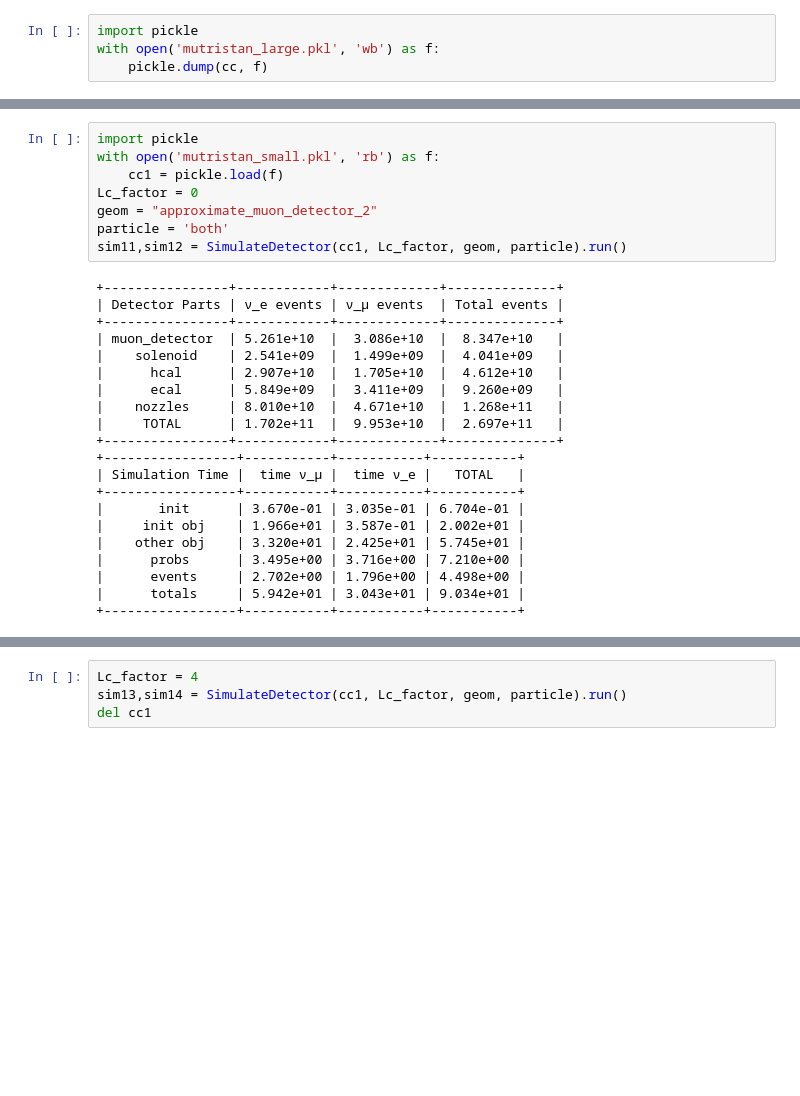
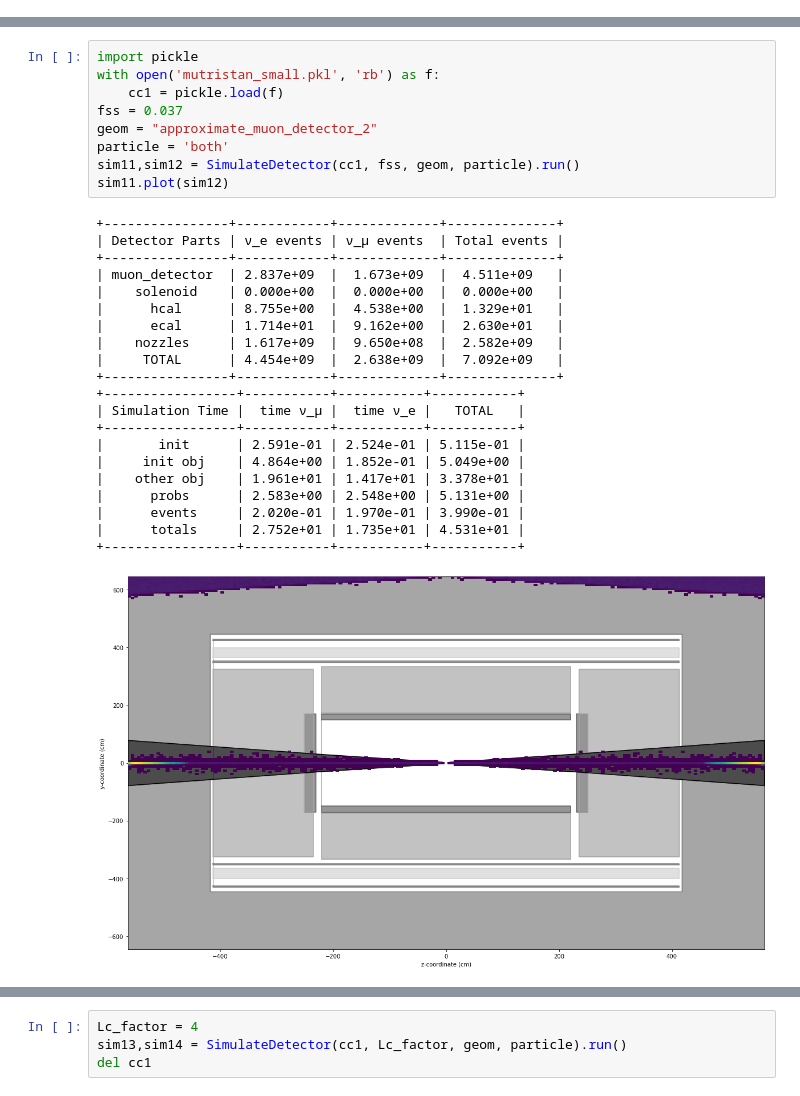
Before and after one commit to mhostert/BIN_MC, a Jupyter notebook: sims.ipynb, the cells around one changed output, grey strips where cells are left out. Cells and saved outputs as stored; diff of their text form; blank space fills up the shorter version.

```diff
--- a/sims.ipynb
+++ b/sims.ipynb
@@ -36,4 +38,0 @@ sim,sim2 = SimulateDetector(cc, Lc_factor, geom, particle).run()
-# %%
-import pickle
-with open('mutristan_large.pkl', 'wb') as f:
-    pickle.dump(cc, f)
@@ -97,29 +113,31 @@ mucol_s1
 # %%
 import pickle
 with open('mutristan_small.pkl', 'rb') as f:
     cc1 = pickle.load(f)
-Lc_factor = 0
+fss = 0.037
 geom = "approximate_muon_detector_2"
 particle = 'both'
-sim11,sim12 = SimulateDetector(cc1, Lc_factor, geom, particle).run()
+sim11,sim12 = SimulateDetector(cc1, fss, geom, particle).run()
+sim11.plot(sim12)
 # %% [output]
 +----------------+------------+-------------+--------------+
 | Detector Parts | ν_e events | ν_μ events  | Total events |
 +----------------+------------+-------------+--------------+
-| muon_detector  | 5.261e+10  |  3.086e+10  |  8.347e+10   |
-|    solenoid    | 2.541e+09  |  1.499e+09  |  4.041e+09   |
-|      hcal      | 2.907e+10  |  1.705e+10  |  4.612e+10   |
-|      ecal      | 5.849e+09  |  3.411e+09  |  9.260e+09   |
-|    nozzles     | 8.010e+10  |  4.671e+10  |  1.268e+11   |
-|     TOTAL      | 1.702e+11  |  9.953e+10  |  2.697e+11   |
+| muon_detector  | 2.837e+09  |  1.673e+09  |  4.511e+09   |
+|    solenoid    | 0.000e+00  |  0.000e+00  |  0.000e+00   |
+|      hcal      | 8.755e+00  |  4.538e+00  |  1.329e+01   |
+|      ecal      | 1.714e+01  |  9.162e+00  |  2.630e+01   |
+|    nozzles     | 1.617e+09  |  9.650e+08  |  2.582e+09   |
+|     TOTAL      | 4.454e+09  |  2.638e+09  |  7.092e+09   |
 +----------------+------------+-------------+--------------+
 +-----------------+-----------+-----------+-----------+
 | Simulation Time |  time ν_μ |  time ν_e |   TOTAL   |
 +-----------------+-----------+-----------+-----------+
-|       init      | 3.670e-01 | 3.035e-01 | 6.704e-01 |
-|     init obj    | 1.966e+01 | 3.587e-01 | 2.002e+01 |
-|    other obj    | 3.320e+01 | 2.425e+01 | 5.745e+01 |
-|      probs      | 3.495e+00 | 3.716e+00 | 7.210e+00 |
-|      events     | 2.702e+00 | 1.796e+00 | 4.498e+00 |
-|      totals     | 5.942e+01 | 3.043e+01 | 9.034e+01 |
+|       init      | 2.591e-01 | 2.524e-01 | 5.115e-01 |
+|     init obj    | 4.864e+00 | 1.852e-01 | 5.049e+00 |
+|    other obj    | 1.961e+01 | 1.417e+01 | 3.378e+01 |
+|      probs      | 2.583e+00 | 2.548e+00 | 5.131e+00 |
+|      events     | 2.020e-01 | 1.970e-01 | 3.990e-01 |
+|      totals     | 2.752e+01 | 1.735e+01 | 4.531e+01 |
 +-----------------+-----------+-----------+-----------+
+[figure, added]
```
Also changed, not shown: parts of 26 cells of this notebook, 5 other files.
